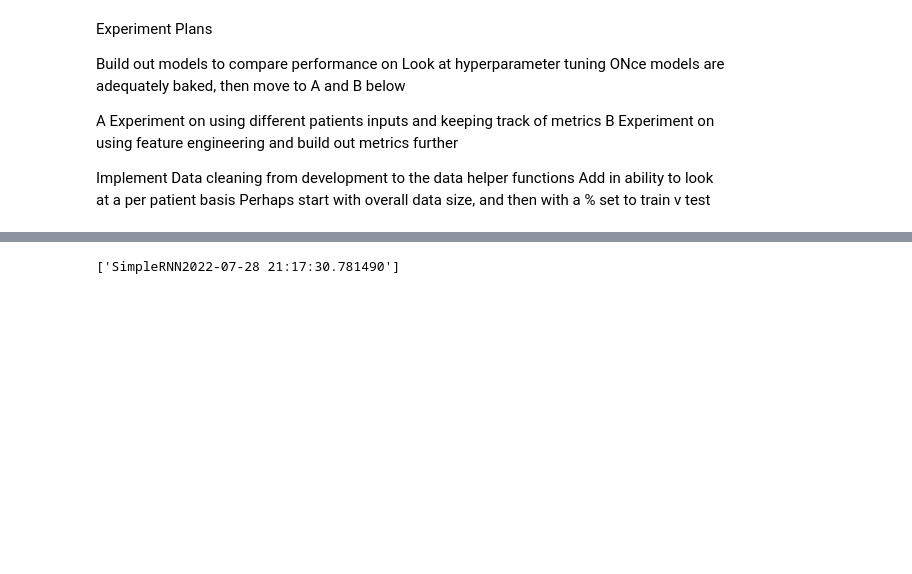
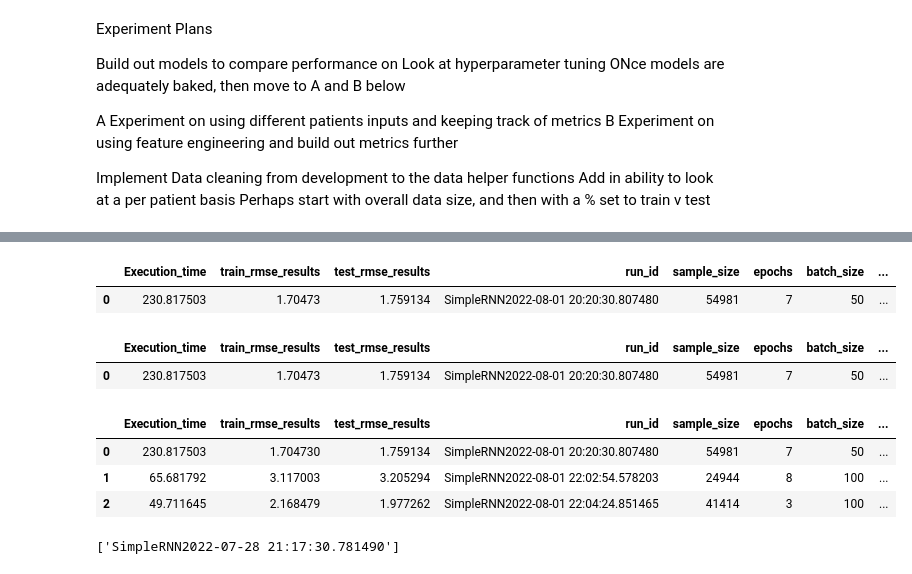
Before and after one commit to bsw-del/MRPDeepLearningWithCGM, a Jupyter notebook: experiment_development.ipynb, the cells around one changed output, grey strips where cells are left out. Saved outputs shown, nothing was run; the diff lists cells and outputs as text; code cells hidden in the pictures; blank space fills up the shorter version.

```diff
--- a/experiment_development.ipynb
+++ b/experiment_development.ipynb
@@ -45,4 +44,6 @@ epochs = []
 batch_size=[]
 optimizer=[]
 layers=[]
+forecast_distance_perf=[]
+prev_readings=[]
 # %%
@@ -122,3 +137,5 @@ Test set has a loss (MSE) of 2.431624412536621 with RMSE metric of 1.55936670303
 # %%
-metrics_df = pd.DataFrame(list(zip(Execution_time,train_rmse_results,test_rmse_results,run_id,sample_size,epochs,batch_size,optimizer,layers))
-    ,columns=['Execution_time','train_rmse_results','test_rmse_results','run_id','sample_size','epochs','batch_size','optimizer','layers'])
+metrics_df = pd.DataFrame(list(zip(Execution_time,train_rmse_results,test_rmse_results,run_id,sample_size,epochs,batch_size,optimizer,layers,forecast_distance_perf,
+prev_readings))
+    ,columns=['Execution_time','train_rmse_results','test_rmse_results','run_id','sample_size','epochs','batch_size','optimizer','layers','forecast_distance_perf',
+'prev_readings'])
@@ -124,0 +160,19 @@ metrics_df = pd.DataFrame(list(zip(Execution_time,train_rmse_results,test_rmse_r
+# %%
+hist_metrics = pd.read_csv(metrics_file)
+hist_metrics.drop('Unnamed: 0',axis=1,inplace=True)
+hist_metrics
+# %% [output]
+|  | Execution_time | train_rmse_results | test_rmse_results | run_id | sample_size | epochs | batch_size | ... |
+| 0 | 230.817503 | 1.70473 | 1.759134 | SimpleRNN2022-08-01 20:20:30.807480 | 54981 | 7 | 50 | ... |
+# %%
+hist_metrics
+# %% [output]
+|  | Execution_time | train_rmse_results | test_rmse_results | run_id | sample_size | epochs | batch_size | ... |
+| 0 | 230.817503 | 1.70473 | 1.759134 | SimpleRNN2022-08-01 20:20:30.807480 | 54981 | 7 | 50 | ... |
+# %%
+metrics_df
+# %% [output]
+|  | Execution_time | train_rmse_results | test_rmse_results | run_id | sample_size | epochs | batch_size | ... |
+| 0 | 230.817503 | 1.704730 | 1.759134 | SimpleRNN2022-08-01 20:20:30.807480 | 54981 | 7 | 50 | ... |
+| 1 | 65.681792 | 3.117003 | 3.205294 | SimpleRNN2022-08-01 22:02:54.578203 | 24944 | 8 | 100 | ... |
+| 2 | 49.711645 | 2.168479 | 1.977262 | SimpleRNN2022-08-01 22:04:24.851465 | 41414 | 3 | 100 | ... |
```
Also changed, not shown: parts of 7 cells of this notebook, 2 other files.
